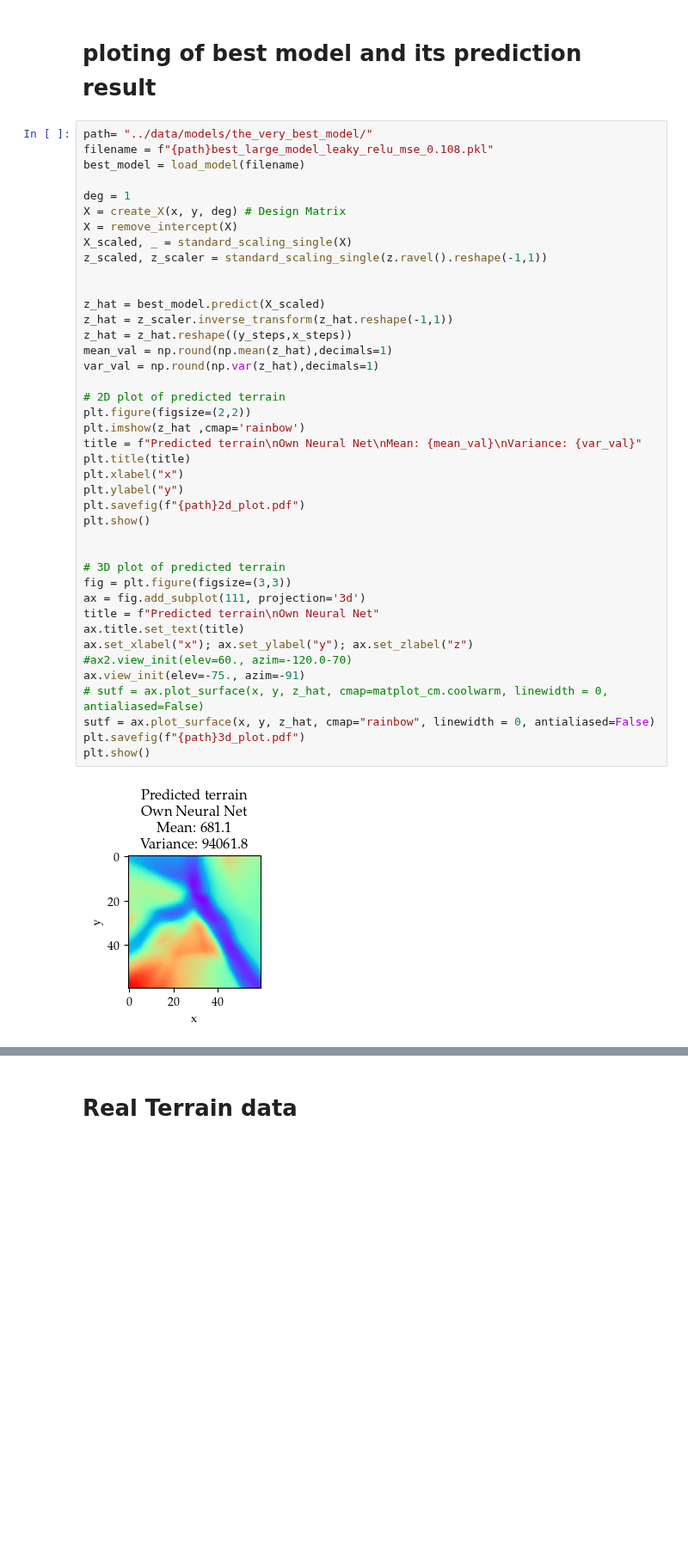
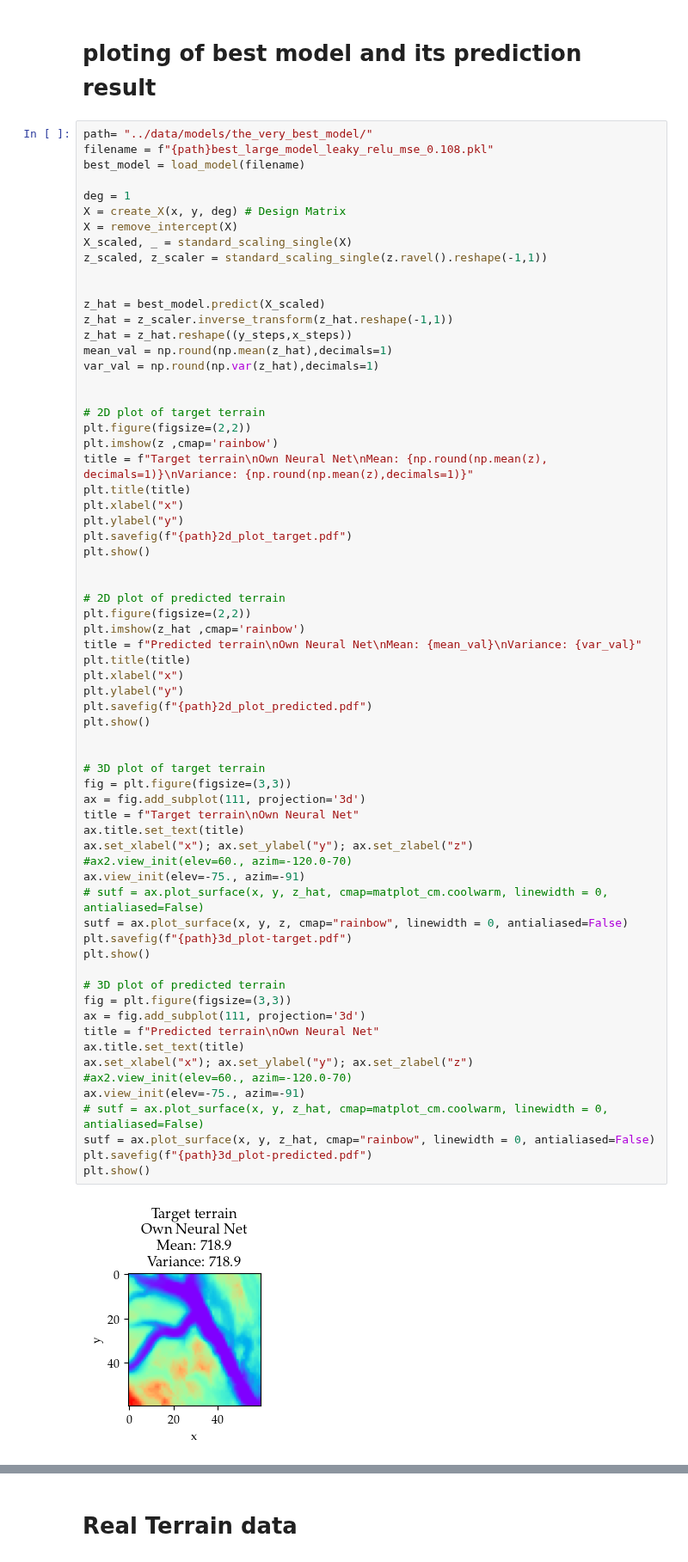
Before and after one commit to AndreasBordvik/FYS-STK4155-Prj2_report, a Jupyter notebook: code/Part_C.ipynb, the cells around one changed output, grey strips where cells are left out. Shown at 86% size. Saved outputs shown, nothing was run; the diff lists cells and outputs as text; blank space fills up the shorter version.

```diff
--- a/code/Part_C.ipynb
+++ b/code/Part_C.ipynb
@@ -133,33 +133,58 @@ z_scaled, z_scaler = standard_scaling_single(z.ravel().reshape(-1,1))
 
 
 z_hat = best_model.predict(X_scaled)
 z_hat = z_scaler.inverse_transform(z_hat.reshape(-1,1))
 z_hat = z_hat.reshape((y_steps,x_steps))
 mean_val = np.round(np.mean(z_hat),decimals=1)
 var_val = np.round(np.var(z_hat),decimals=1)
 
+
+# 2D plot of target terrain
+plt.figure(figsize=(2,2))
+plt.imshow(z ,cmap='rainbow')
+title = f"Target terrain\nOwn Neural Net\nMean: {np.round(np.mean(z), decimals=1)}\nVariance: {np.round(np.mean(z),decimals=1)}"
+plt.title(title)
+plt.xlabel("x")
+plt.ylabel("y")
+plt.savefig(f"{path}2d_plot_target.pdf")
+plt.show()
+
+
 # 2D plot of predicted terrain
 plt.figure(figsize=(2,2))
 plt.imshow(z_hat ,cmap='rainbow')
 title = f"Predicted terrain\nOwn Neural Net\nMean: {mean_val}\nVariance: {var_val}"
 plt.title(title)
 plt.xlabel("x")
 plt.ylabel("y")
-plt.savefig(f"{path}2d_plot.pdf")
+plt.savefig(f"{path}2d_plot_predicted.pdf")
 plt.show()
 
+
+# 3D plot of target terrain
+fig = plt.figure(figsize=(3,3))
+ax = fig.add_subplot(111, projection='3d')
+title = f"Target terrain\nOwn Neural Net"
+ax.title.set_text(title)
+ax.set_xlabel("x"); ax.set_ylabel("y"); ax.set_zlabel("z")
+#ax2.view_init(elev=60., azim=-120.0-70)
+ax.view_init(elev=-75., azim=-91)
+# sutf = ax.plot_surface(x, y, z_hat, cmap=matplot_cm.coolwarm, linewidth = 0, antialiased=False)
+sutf = ax.plot_surface(x, y, z, cmap="rainbow", linewidth = 0, antialiased=False)
+plt.savefig(f"{path}3d_plot-target.pdf")
+plt.show()
 
 # 3D plot of predicted terrain
 fig = plt.figure(figsize=(3,3))
 ax = fig.add_subplot(111, projection='3d')
 title = f"Predicted terrain\nOwn Neural Net"
 ax.title.set_text(title)
 ax.set_xlabel("x"); ax.set_ylabel("y"); ax.set_zlabel("z")
 #ax2.view_init(elev=60., azim=-120.0-70)
 ax.view_init(elev=-75., azim=-91)
 # sutf = ax.plot_surface(x, y, z_hat, cmap=matplot_cm.coolwarm, linewidth = 0, antialiased=False)
 sutf = ax.plot_surface(x, y, z_hat, cmap="rainbow", linewidth = 0, antialiased=False)
-plt.savefig(f"{path}3d_plot.pdf")
+plt.savefig(f"{path}3d_plot-predicted.pdf")
 plt.show()
 # %% [output]
-[figure, old version]
+[figure, new version]
```
Also changed, not shown: parts of 2 cells of this notebook, 9 other files.
